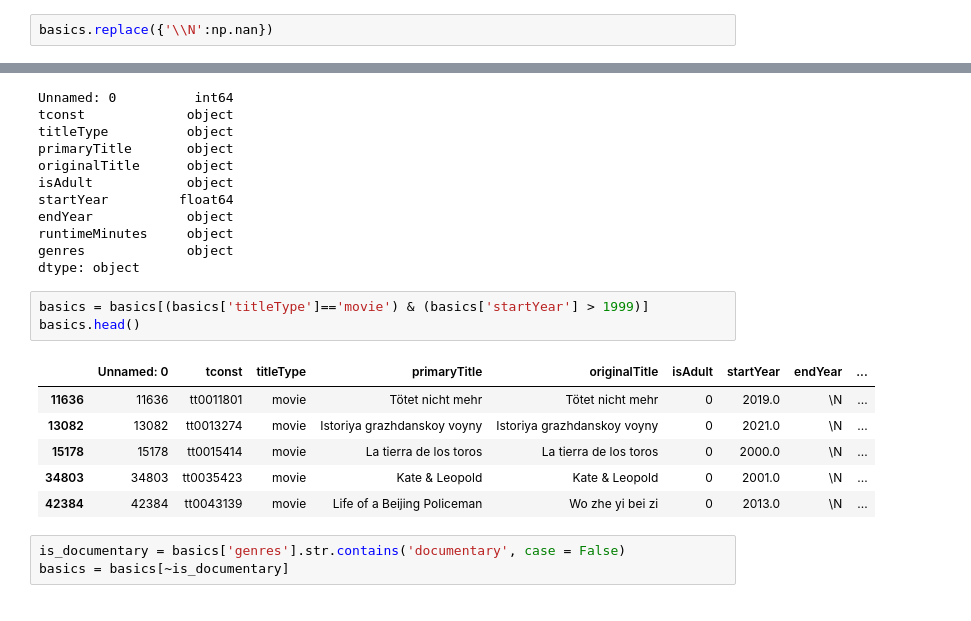
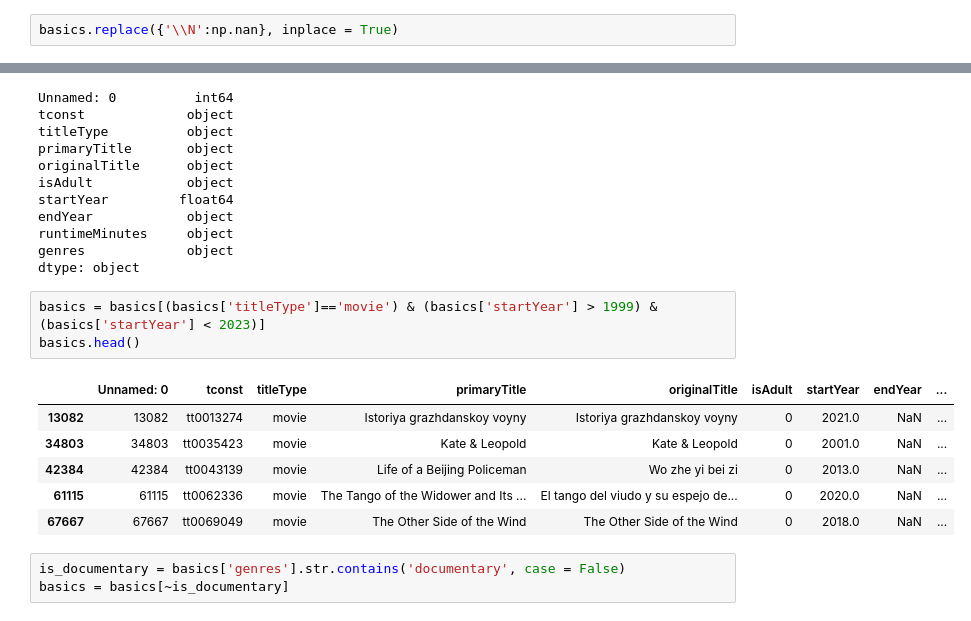
Before and after one commit to thejustinfields/data-enrichment-project, a Jupyter notebook: Movies.ipynb, the cells around one changed output, grey strips where cells are left out. Saved outputs shown, nothing was run; the diff lists cells and outputs as text.

```diff
--- a/Movies.ipynb
+++ b/Movies.ipynb
@@ -12,4 +12,4 @@ basics.head()
 | 3 | 3 | tt0000004 | short | Un bon bock | Un bon bock | 0 | 1892 | \N | ... |
 | 4 | 4 | tt0000005 | short | Blacksmith Scene | Blacksmith Scene | 0 | 1893 | \N | ... |
 # %%
-basics.replace({'\\N':np.nan})
+basics.replace({'\\N':np.nan}, inplace = True)
@@ -110,15 +94,15 @@ runtimeMinutes     object
 genres             object
 dtype: object
 # %%
-basics = basics[(basics['titleType']=='movie') & (basics['startYear'] > 1999)]
+basics = basics[(basics['titleType']=='movie') & (basics['startYear'] > 1999) & (basics['startYear'] < 2023)]
 basics.head()
 # %% [output]
 |  | Unnamed: 0 | tconst | titleType | primaryTitle | originalTitle | isAdult | startYear | endYear | ... |
-| 11636 | 11636 | tt0011801 | movie | Tötet nicht mehr | Tötet nicht mehr | 0 | 2019.0 | \N | ... |
-| 13082 | 13082 | tt0013274 | movie | Istoriya grazhdanskoy voyny | Istoriya grazhdanskoy voyny | 0 | 2021.0 | \N | ... |
-| 15178 | 15178 | tt0015414 | movie | La tierra de los toros | La tierra de los toros | 0 | 2000.0 | \N | ... |
-| 34803 | 34803 | tt0035423 | movie | Kate & Leopold | Kate & Leopold | 0 | 2001.0 | \N | ... |
-| 42384 | 42384 | tt0043139 | movie | Life of a Beijing Policeman | Wo zhe yi bei zi | 0 | 2013.0 | \N | ... |
+| 13082 | 13082 | tt0013274 | movie | Istoriya grazhdanskoy voyny | Istoriya grazhdanskoy voyny | 0 | 2021.0 | NaN | ... |
+| 34803 | 34803 | tt0035423 | movie | Kate & Leopold | Kate & Leopold | 0 | 2001.0 | NaN | ... |
+| 42384 | 42384 | tt0043139 | movie | Life of a Beijing Policeman | Wo zhe yi bei zi | 0 | 2013.0 | NaN | ... |
+| 61115 | 61115 | tt0062336 | movie | The Tango of the Widower and Its ... | El tango del viudo y su espejo de... | 0 | 2020.0 | NaN | ... |
+| 67667 | 67667 | tt0069049 | movie | The Other Side of the Wind | The Other Side of the Wind | 0 | 2018.0 | NaN | ... |
 # %%
 is_documentary = basics['genres'].str.contains('documentary', case = False)
 basics = basics[~is_documentary]
```
Also changed, not shown: parts of 12 cells of this notebook, 3 other files.
